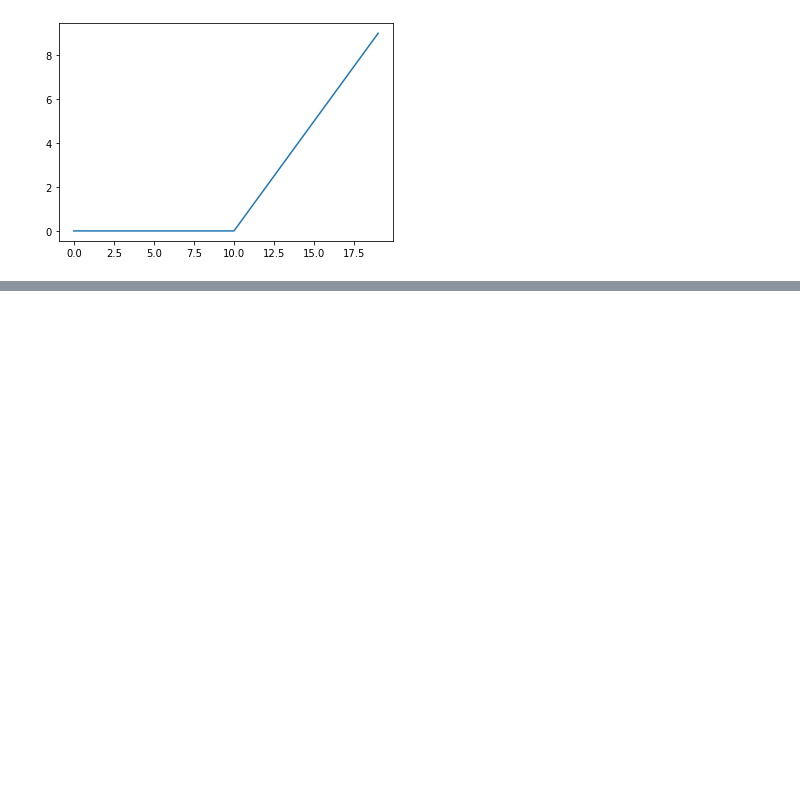
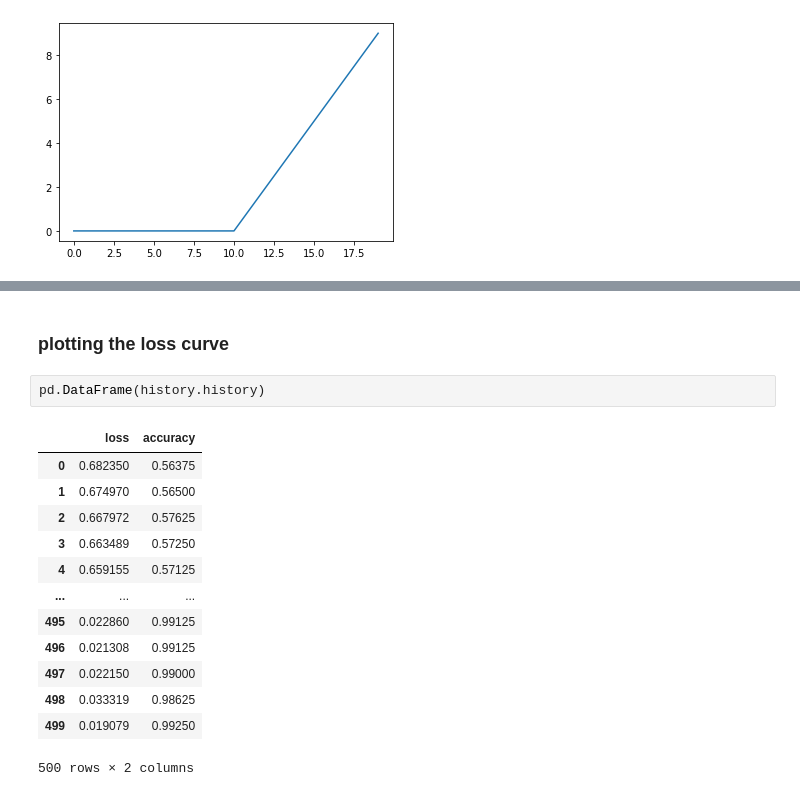
Before and after one commit to sameer203/Tensorflow_, a Jupyter notebook: 03_neural_network_classification_with_tensorflow.ipynb, the cells around one changed output, grey strips where cells are left out. Saved outputs shown, nothing was run; the diff lists cells and outputs as text; blank space fills up the shorter version.

```diff
--- a/03_neural_network_classification_with_tensorflow.ipynb
+++ b/03_neural_network_classification_with_tensorflow.ipynb
@@ -419,0 +471,18 @@ plt.plot(relu(A))
+# %% [markdown]
+### plotting the loss curve
+# %%
+pd.DataFrame(history.history)
+# %% [output]
+|  | loss | accuracy |
+| 0 | 0.682350 | 0.56375 |
+| 1 | 0.674970 | 0.56500 |
+| 2 | 0.667972 | 0.57625 |
+| 3 | 0.663489 | 0.57250 |
+| 4 | 0.659155 | 0.57125 |
+| ... | ... | ... |
+| 495 | 0.022860 | 0.99125 |
+| 496 | 0.021308 | 0.99125 |
+| 497 | 0.022150 | 0.99000 |
+| 498 | 0.033319 | 0.98625 |
+| 499 | 0.019079 | 0.99250 |
+500 rows × 2 columns
```
Also changed, not shown: parts of 7 cells of this notebook.
